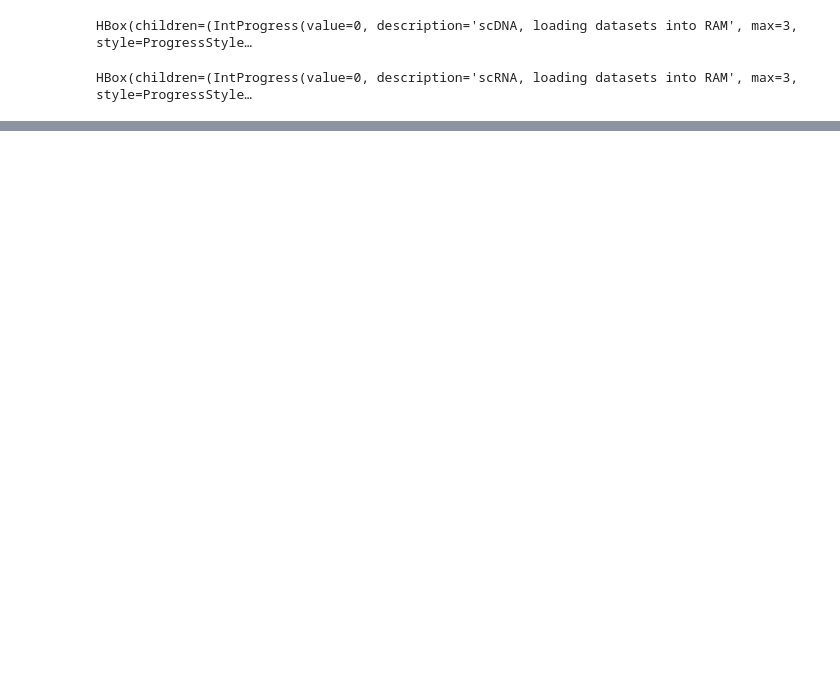
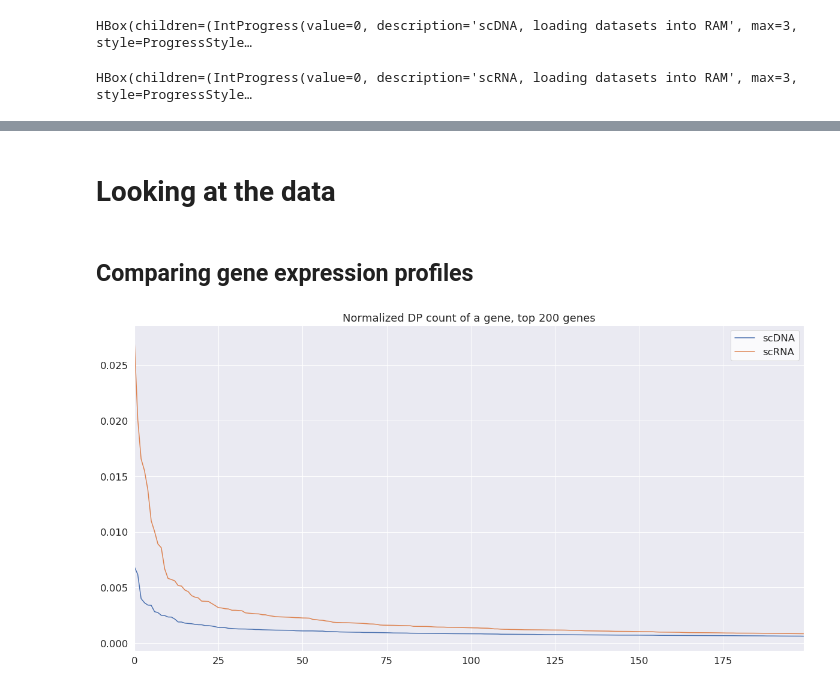
Before and after one commit to ivanov-v-v/cnv-inference, a Jupyter notebook: notebooks/ase_to_cnv/mle_simulations.ipynb, the cells around one changed output, grey strips where cells are left out. Saved outputs shown, nothing was run; the diff lists cells and outputs as text; code cells hidden in the pictures; blank space fills up the shorter version.

```diff
--- a/notebooks/ase_to_cnv/mle_simulations.ipynb
+++ b/notebooks/ase_to_cnv/mle_simulations.ipynb
@@ -552,0 +78,30 @@ Wall time: 18min 8s
+# %% [markdown]
+# Looking at the data
+# %% [markdown]
+## Comparing gene expression profiles
+# %%
+sns.set(font_scale=1.5)
+n_ratios = 200
+plt.figure(figsize=(20,10))
+plt.title(f"Normalized DP count of a gene, top {n_ratios} genes")
+for data_tag in ["scDNA", "scRNA"]:
+    ase_template_df, gene_counts_df = prepare_input(data_tag)
+
+    sampler = FixedSizeSampler(
+        ase_template_df,
+        gene_counts_df,
+        TOTAL_COUNT_DEPTH,
+        CELLS_PER_PROFILE,
+        verbose=False
+    )
+
+    sampler.count_profile\
+    .sort_values(ascending=False)\
+    .reset_index(drop=True)\
+    .iloc[:n_ratios]\
+    .plot(label=data_tag)
+
+frame = plt.legend().get_frame()
+frame.set_facecolor("white")
+# %% [output]
+[figure, added]
```
Also changed, not shown: parts of 12 cells of this notebook, 13 other files.
